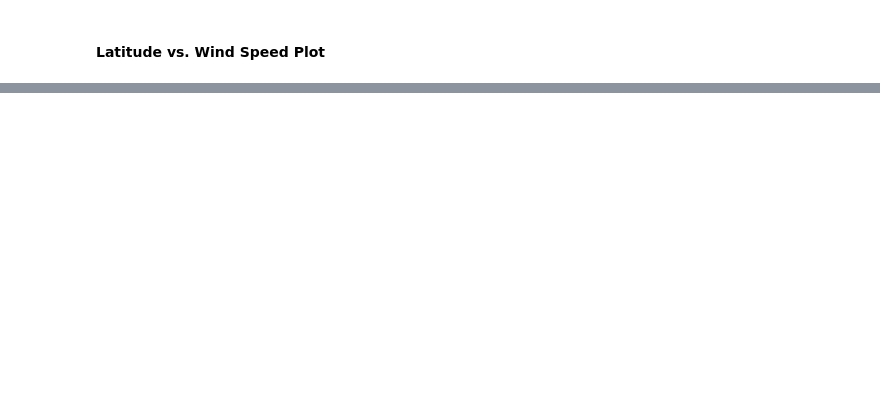
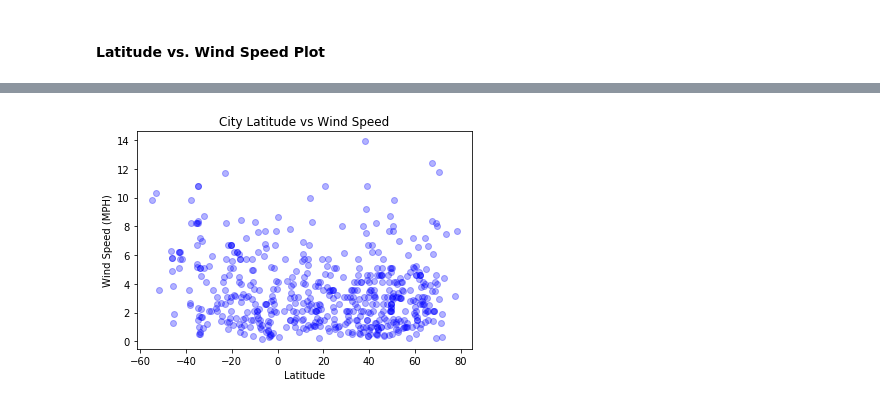
Before and after one commit to Perejdac/API-Challenge, a Jupyter notebook: Api-homework.ipynb, the cells around one changed output, grey strips where cells are left out. Drawn from its saved outputs; the diff is of its cells as text; code cells hidden in the pictures; blank space fills up the shorter version.

```diff
--- a/Api-homework.ipynb
+++ b/Api-homework.ipynb
@@ -196,0 +221,10 @@ long = data['coord']['lon']
+# %%
+y = weather_df['Wind Speed']
+plt.scatter(x,y,color = 'b', alpha = .3)
+plt.title('City Latitude vs Wind Speed')
+plt.xlabel('Latitude')
+plt.ylabel('Wind Speed (MPH)')
+plt.savefig('../Desktop/python-api-challenge/Latitude_vs_wind_speed.png')
+plt.show()
+# %% [output]
+[figure, added]
```
Also changed, not shown: parts of 20 cells of this notebook, 3 other files.
